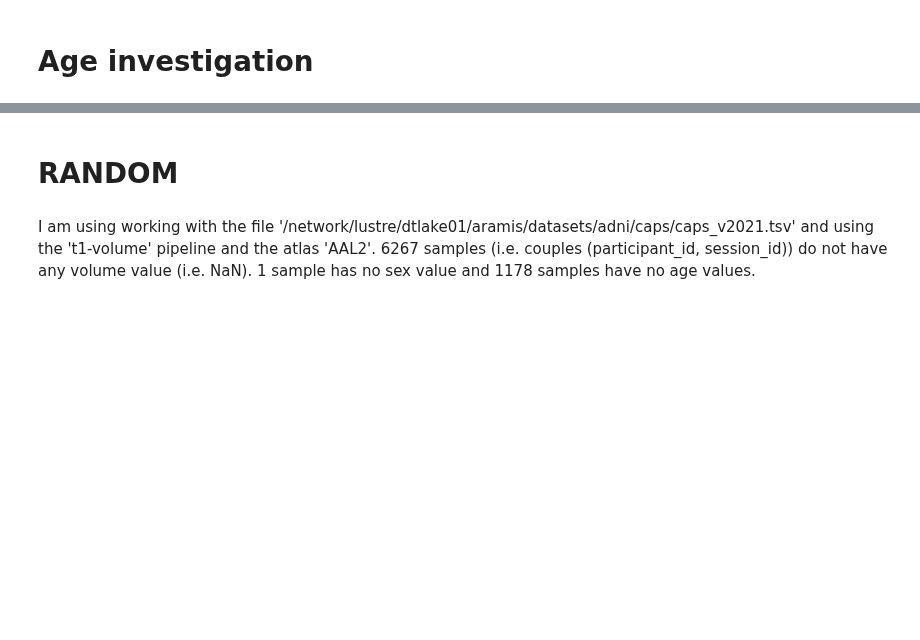
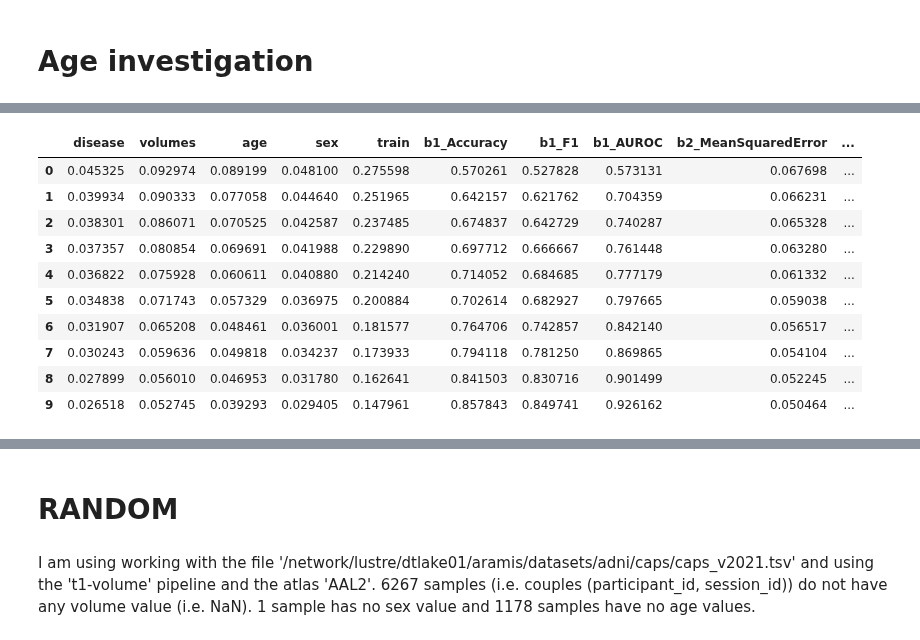
Before and after one commit to cosasha97/interpretability-dl-ndd, a Jupyter notebook: experiments.ipynb, the cells around one changed output, grey strips where cells are left out. Drawn from its saved outputs; the diff is of its cells as text; code cells hidden in the pictures; blank space fills up the shorter version.

```diff
--- a/experiments.ipynb
+++ b/experiments.ipynb
@@ -800,0 +975,14 @@ pd.DataFrame(saved_data['train_metrics'])
+# %%
+pd.read_csv('/network/lustre/dtlake01/aramis/users/sasha.collin/interpretability-dl-ndd/results/models/model_39/train_metrics.csv')
+# %% [output]
+|  | disease | volumes | age | sex | train | b1_Accuracy | b1_F1 | b1_AUROC | b2_MeanSquaredError | ... |
+| 0 | 0.045325 | 0.092974 | 0.089199 | 0.048100 | 0.275598 | 0.570261 | 0.527828 | 0.573131 | 0.067698 | ... |
+| 1 | 0.039934 | 0.090333 | 0.077058 | 0.044640 | 0.251965 | 0.642157 | 0.621762 | 0.704359 | 0.066231 | ... |
+| 2 | 0.038301 | 0.086071 | 0.070525 | 0.042587 | 0.237485 | 0.674837 | 0.642729 | 0.740287 | 0.065328 | ... |
+| 3 | 0.037357 | 0.080854 | 0.069691 | 0.041988 | 0.229890 | 0.697712 | 0.666667 | 0.761448 | 0.063280 | ... |
+| 4 | 0.036822 | 0.075928 | 0.060611 | 0.040880 | 0.214240 | 0.714052 | 0.684685 | 0.777179 | 0.061332 | ... |
+| 5 | 0.034838 | 0.071743 | 0.057329 | 0.036975 | 0.200884 | 0.702614 | 0.682927 | 0.797665 | 0.059038 | ... |
+| 6 | 0.031907 | 0.065208 | 0.048461 | 0.036001 | 0.181577 | 0.764706 | 0.742857 | 0.842140 | 0.056517 | ... |
+| 7 | 0.030243 | 0.059636 | 0.049818 | 0.034237 | 0.173933 | 0.794118 | 0.781250 | 0.869865 | 0.054104 | ... |
+| 8 | 0.027899 | 0.056010 | 0.046953 | 0.031780 | 0.162641 | 0.841503 | 0.830716 | 0.901499 | 0.052245 | ... |
+| 9 | 0.026518 | 0.052745 | 0.039293 | 0.029405 | 0.147961 | 0.857843 | 0.849741 | 0.926162 | 0.050464 | ... |
```
Also changed, not shown: parts of 40 cells of this notebook, 4 other files.
